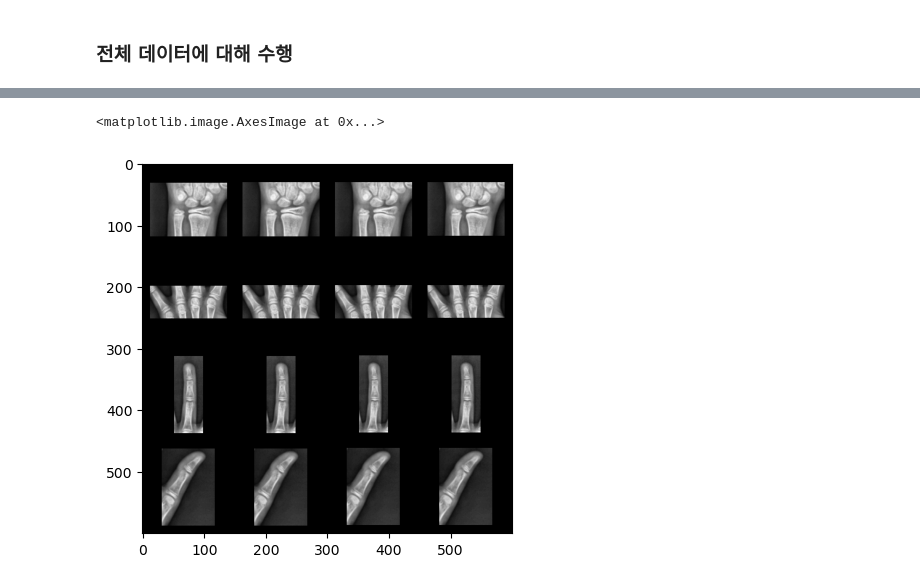
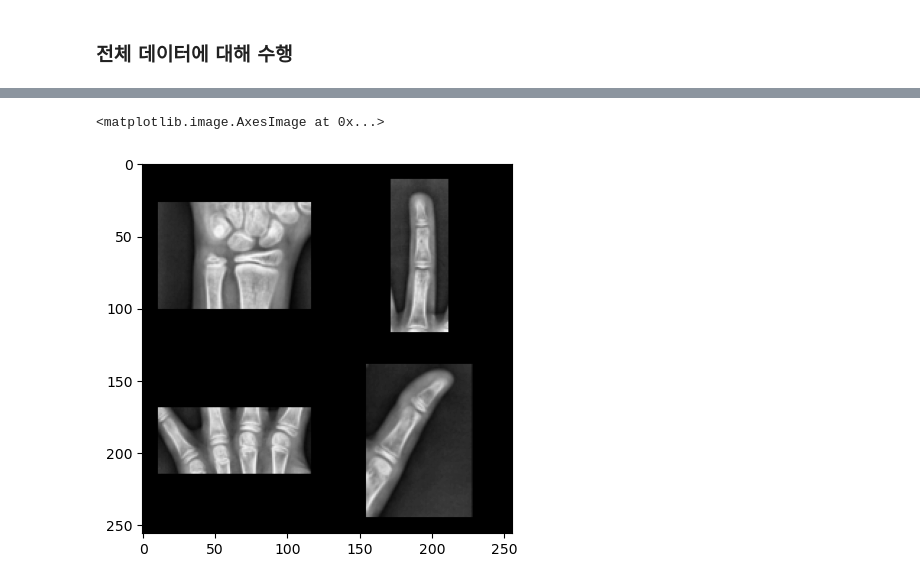
Before and after one commit to Junoflows/BoneAge_Project, a Jupyter notebook: image_roi.ipynb, the cells around one changed output, grey strips where cells are left out. Saved outputs shown, nothing was run; the diff lists cells and outputs as text; code cells hidden in the pictures.

```diff
--- a/image_roi.ipynb
+++ b/image_roi.ipynb
@@ -441,4 +473,0 @@ optimized_imgs = crop_img(img0,(carpus_sp,carpus_ep), (four_sp, four_ep),
-# %%
-fig, ax = plt.subplots(1,4)
-for i in range(4):
-    ax[i].imshow(optimized_imgs[i], 'gray')
@@ -446,0 +478,9 @@ for i in range(4):
+# %%
+row1 = np.vstack((optimized_imgs[0], optimized_imgs[1]))
+row2 = np.vstack((optimized_imgs[2], optimized_imgs[3]))
+
+combined_image = np.hstack((row1, row2))
+print(combined_image.shape)
+
+combined_image1 = cv2.resize(combined_image, (256, 256))
+print(combined_image1.shape)
@@ -551,7 +589,13 @@ for k in range(len(data)):
     optimized_imgs = crop_img(img0,(carpus_sp,carpus_ep), (four_sp, four_ep),
                               (middle_finger_sp,middle_finger_ep), (thumb_sp, thumb_ep))
 
-    X_data.append(optimized_imgs.reshape(600, 600, -1))
+    row1 = np.vstack((optimized_imgs[0], optimized_imgs[1]))
+    row2 = np.vstack((optimized_imgs[2], optimized_imgs[3]))
+
+    combined_image = np.hstack((row1, row2))
+    combined_image = cv2.resize(combined_image, (256, 256))
+
+    X_data.append(combined_image)
     y_data.append(data.boneage[k])
 
 X_data = np.array(X_data)
@@ -563,5 +607,5 @@ np.array(X_data).shape
 # %%
-plt.imshow(X_data[19][:, :, 1], 'gray')
+plt.imshow(X_data[19], 'gray')
 # %% [output]
 <matplotlib.image.AxesImage at 0x...>
-[figure, old version]
+[figure, new version]
```
Also changed, not shown: parts of 13 cells of this notebook, 2 other files.
